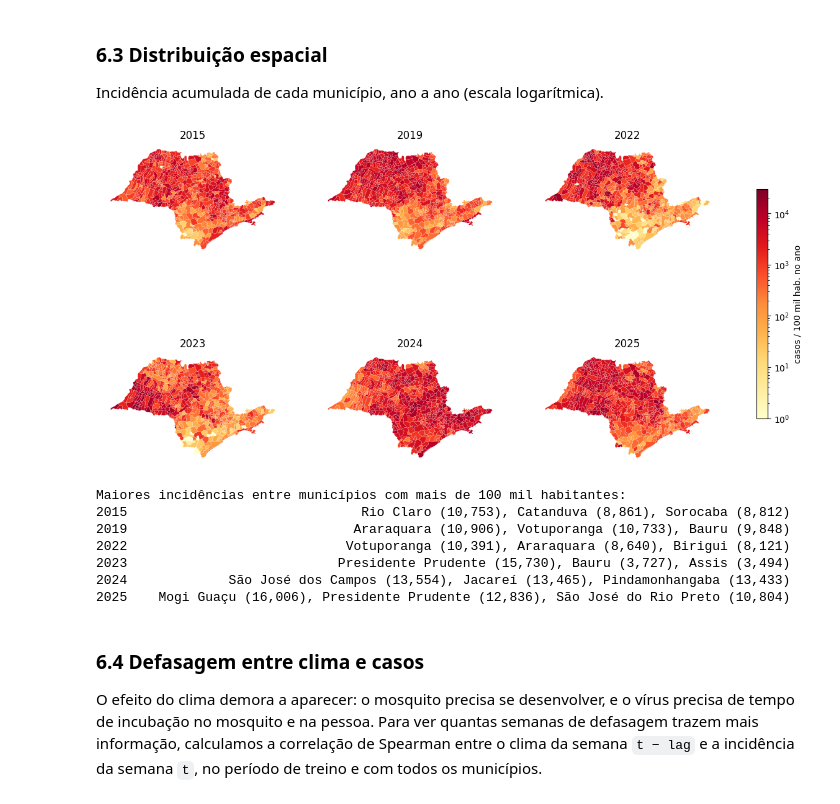
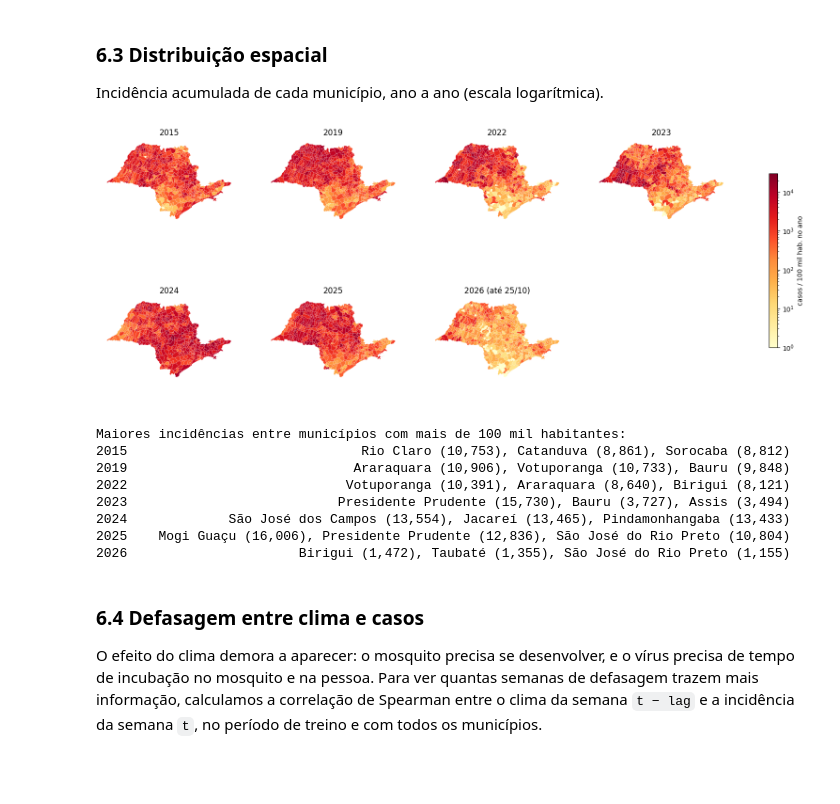
Before and after one commit to kauacarv1/GS-CitizenTech, a Jupyter notebook: Previsao_dengue_SP_v2.ipynb, the cells around one changed output. Drawn from its saved outputs; the diff is of its cells as text; code cells hidden in the pictures; blank space fills up the shorter version.

Commit message:
Notebook executado com dados até outubro de 2026 e conclusões atualizadas

```diff
--- a/Previsao_dengue_SP_v2.ipynb
+++ b/Previsao_dengue_SP_v2.ipynb
@@ -110,9 +112,12 @@ plt.rcParams.update({"figure.dpi": 100, "axes.grid": True, "grid.alpha": 0.3})
 # %%
 # ---------------- Parâmetros do estudo ----------------
 UF_CODIGO, UF_SIGLA = "35", "SP"
-ANO_INICIO, ANO_FIM = 2014, 2025
-ANOS_SINAN = range(ANO_INICIO, ANO_FIM + 2)   # inclui o arquivo do ano seguinte (sintomas em dezembro, notificação em janeiro)
-ANOS_CLIMA = range(ANO_INICIO - 1, ANO_FIM + 1)  # um ano antes, para as defasagens climáticas
+ANO_INICIO, ANO_FIM = 2014, 2026
+ANO_ATUAL = pd.Timestamp.now().year
+# inclui o arquivo do ano seguinte (sintomas em dezembro, notificação em janeiro), se ele já existir
+ANOS_SINAN = range(ANO_INICIO, min(ANO_FIM + 1, ANO_ATUAL) + 1)
+ANOS_CLIMA = range(ANO_INICIO - 1, min(ANO_FIM, ANO_ATUAL) + 1)  # um ano antes, para as defasagens climáticas
+SEMANAS_INCOMPLETAS = 8      # semanas mais recentes ainda recebem casos atrasados: ficam fora do treino e da avaliação
 
 COL_MUNICIPIO = "ID_MN_RESI"   # município de residência
 MAX_ATRASO = 26                # atrasos maiores são agrupados nesta classe (semanas)
@@ -371,8 +377,9 @@ def blocos_csv(arq_zip):
 def processar_sinan(ano):
     aa = f"{ano % 100:02d}"
     destino = DIR_DADOS / "sinan" / f"DENG{aa}_{UF_SIGLA}.parquet"
-    if destino.exists():
-        return destino
+    recente = destino.exists() and (time.time() - destino.stat().st_mtime) < 7 * 86400
+    if destino.exists() and (ano < ANO_ATUAL or recente):
+        return destino              # anos fechados não mudam; o ano corrente é atualizado a cada 7 dias
     for fmt in ("parquet", "csv"):          # Parquet é menor; CSV é a alternativa
         arq = DIR_TEMP / f"DENGBR{aa}.{fmt}.zip"
         try:
@@ -381,6 +388,9 @@ def processar_sinan(ano):
         except requests.RequestException as e:
             print(f"{arq.name} indisponível ({e}); tentando outro formato")
     else:
+        if ano >= ANO_ATUAL - 1:    # arquivo do ano corrente ainda não publicado
+            print(f"SINAN {ano} ainda não está disponível; seguindo sem ele")
+            return destino if destino.exists() else None
         raise RuntimeError(f"SINAN {ano} não encontrado")
     pasta_tmp = DIR_TEMP / f"tmp_{aa}"
     blocos = blocos_parquet(arq, pasta_tmp) if fmt == "parquet" else blocos_csv(arq)
@@ -393,7 +403,8 @@ def processar_sinan(ano):
     return destino
 
 
-sinan = pd.concat([pd.read_parquet(processar_sinan(a)) for a in ANOS_SINAN])
+import time
+sinan = pd.concat([pd.read_parquet(p) for p in map(processar_sinan, ANOS_SINAN) if p is not None])
 sinan["semana"] = pd.to_datetime(sinan["semana"])
 sinan = sinan.groupby(["geocod6", "semana", "atraso"])["n"].sum().reset_index()
 print(f"\nTotal: {sinan.n.sum():,} notificações | {sinan.geocod6.nunique()} municípios com casos")
@@ -545,7 +579,12 @@ Os dados ficam organizados em matrizes de semanas × municípios, o que deixa r
 
 `C[t, m, k]` guarda quantos casos com sintomas na semana `t`, no município `m`, já tinham sido digitados até `k` semanas depois. A última camada (`k = 26`) é o total de casos.
 # %%
-semanas = pd.date_range(inicio_semana([f"{ANO_INICIO}-01-04"])[0], inicio_semana([f"{ANO_FIM}-12-28"])[0], freq="7D")
+# a base termina na última semana completa com notificações digitadas (ou no fim de ANO_FIM, o que vier antes)
+hoje = inicio_semana([pd.Timestamp.now()])[0]
+digitacao = sinan.semana + pd.to_timedelta(sinan.atraso * 7, unit="D")
+DATA_CORTE = min(digitacao[sinan.semana <= hoje].max(), hoje) - pd.Timedelta(weeks=1)
+FIM_BASE = min(inicio_semana([f"{ANO_FIM}-12-28"])[0], DATA_CORTE)
+semanas = pd.date_range(inicio_semana([f"{ANO_INICIO}-01-04"])[0], FIM_BASE, freq="7D")
 ANO_EPI, SE = ano_se(semanas)
 semanas, ANO_EPI, SE = semanas[ANO_EPI <= ANO_FIM], ANO_EPI[ANO_EPI <= ANO_FIM], SE[ANO_EPI <= ANO_FIM]
 T = len(semanas)
@@ -567,6 +606,9 @@ CLIMA = {v: clima.pivot(index="semana", columns="geocodigo", values=v)
 CAPITAL = int(np.where(muns.geocodigo == 3550308)[0][0]) if (muns.geocodigo == 3550308).any() else int(np.argmax(POP[-1]))
 
 print(f"{T} semanas ({semanas[0].date()} a {semanas[-1].date()}) × {M} municípios")
+if semanas[-1] < pd.Timestamp(f"{ANO_FIM}-12-01"):
+    print(f"Base parcial em {ANO_FIM}: dados até a semana de {semanas[-1]:%d/%m/%Y}; "
+          f"as {SEMANAS_INCOMPLETAS} últimas semanas ainda recebem casos atrasados.")
 print(f"Casos no período: {CASOS.sum():,.0f} | fora do período ou sem município válido: {sinan.n[~ok].sum():,}")
 print(f"Semanas-município sem clima: {np.isnan(CLIMA['temp_med']).mean():.1%}")
 # %% [output]
@@ -630,31 +674,35 @@ Incidência acumulada de cada município, ano a ano (escala logarítmica).
 # %%
 def desenhar_mapa(ax, valores, titulo, norma, cmap="YlOrRd"):
     patches, cores = [], []
     for g, v in zip(muns.geocodigo, valores):
         partes = getattr(geoms[g], "geoms", [geoms[g]])
         for p in partes:
             patches.append(MplPolygon(np.asarray(p.exterior.coords), closed=True))
             cores.append(v)
     pc = PatchCollection(patches, cmap=cmap, norm=norma, edgecolor="white", linewidth=0.1)
     pc.set_array(np.asarray(cores))
     ax.add_collection(pc)
     ax.autoscale_view(); ax.set_aspect("equal"); ax.axis("off"); ax.set_title(titulo)
     return pc
 
-anos_mapa = [a for a in (2015, 2019, 2022, 2023, 2024, 2025) if a in set(ANO_EPI)]
+anos_mapa = [a for a in (2015, 2019, 2022, 2023, 2024, 2025, 2026) if a in set(ANO_EPI)]
 acum = {a: CASOS[ANO_EPI == a].sum(axis=0) / pop_anual.loc[a].to_numpy() * 1e5 for a in anos_mapa}
 norma = mcolors.LogNorm(vmin=1, vmax=max(np.nanmax(v) for v in acum.values()))
-fig, axs = plt.subplots(2, 3, figsize=(16, 8))
+ncol = int(np.ceil(len(anos_mapa) / 2))
+fig, axs = plt.subplots(2, ncol, figsize=(5.4 * ncol, 8))
+for ax in axs.ravel()[len(anos_mapa):]:
+    ax.axis("off")
 for ax, a in zip(axs.ravel(), anos_mapa):
-    pc = desenhar_mapa(ax, np.clip(acum[a], 1, None), str(a), norma)
+    titulo = str(a) + (f" (até {semanas[-1]:%d/%m})" if a == ANO_EPI[-1] and semanas[-1].month < 12 else "")
+    pc = desenhar_mapa(ax, np.clip(acum[a], 1, None), titulo, norma)
 fig.colorbar(pc, ax=axs, shrink=0.6, label="casos / 100 mil hab. no ano")
 plt.show()
 
 top = (pd.DataFrame(acum, index=muns.nome)[POP[-1] >= 100_000]
          .apply(lambda s: ", ".join(f"{n} ({v:,.0f})" for n, v in s.nlargest(3).items())))
 print("Maiores incidências entre municípios com mais de 100 mil habitantes:\n" + top.to_string())
 # %% [output]
-[figure, old version]
+[figure, new version]
 Maiores incidências entre municípios com mais de 100 mil habitantes:
 2015                              Rio Claro (10,753), Catanduva (8,861), Sorocaba (8,812)
 2019                             Araraquara (10,906), Votuporanga (10,733), Bauru (9,848)
@@ -662,6 +710,7 @@ Maiores incidências entre municípios com mais de 100 mil habitantes:
 2023                           Presidente Prudente (15,730), Bauru (3,727), Assis (3,494)
 2024             São José dos Campos (13,554), Jacareí (13,465), Pindamonhangaba (13,433)
 2025    Mogi Guaçu (16,006), Presidente Prudente (12,836), São José do Rio Preto (10,804)
+2026                      Birigui (1,472), Taubaté (1,355), São José do Rio Preto (1,155)
 # %% [markdown]
 ### 6.4 Defasagem entre clima e casos
 
```
Also changed, not shown: parts of 34 cells of this notebook.
